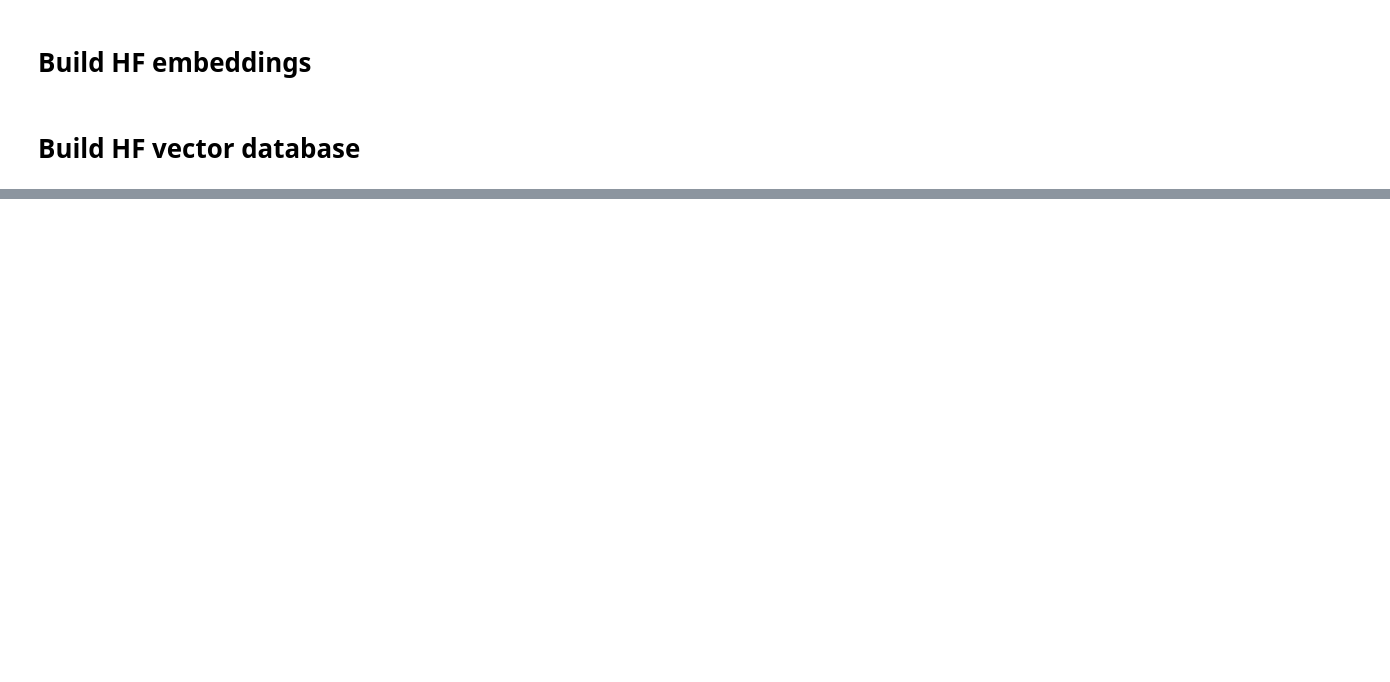
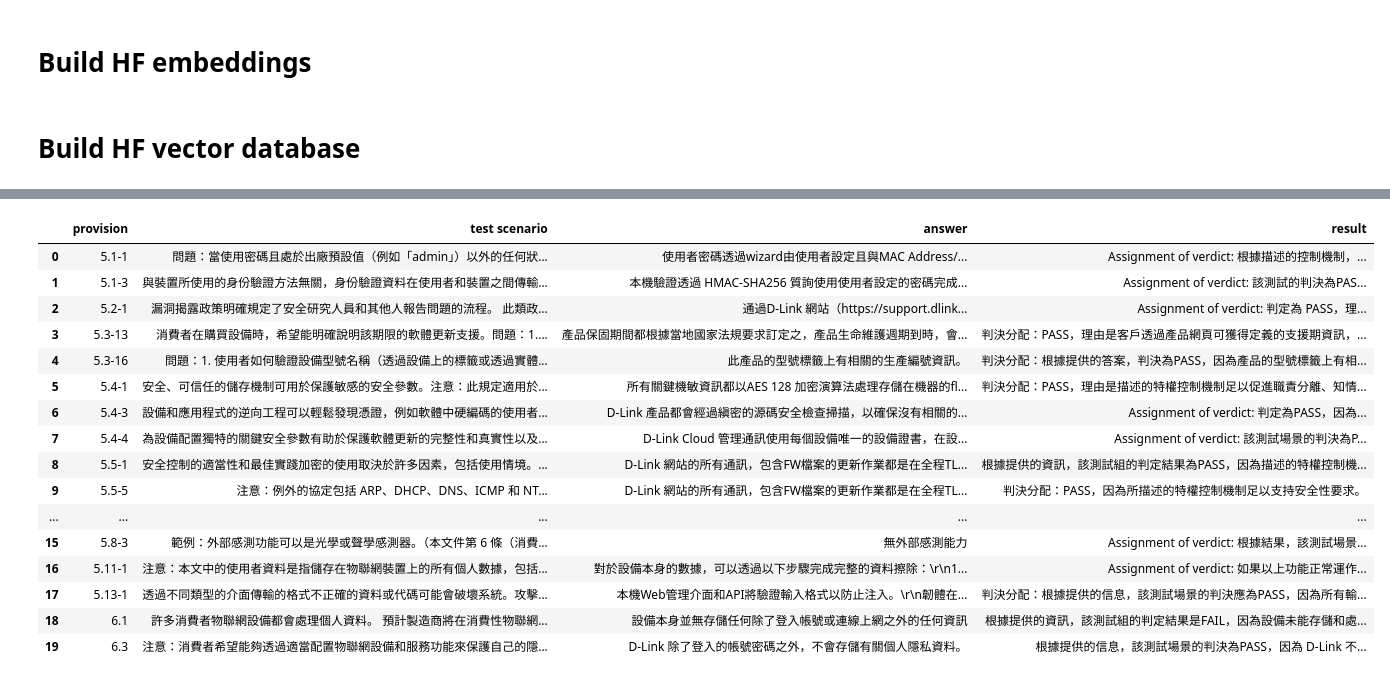
Before and after one commit to akalivaty/Auray, a Jupyter notebook: examples/MultiQueryRetriever.ipynb, the cells around one changed output, grey strips where cells are left out. Drawn from its saved outputs; the diff is of its cells as text; code cells hidden in the pictures; blank space fills up the shorter version.

```diff
--- a/examples/MultiQueryRetriever.ipynb
+++ b/examples/MultiQueryRetriever.ipynb
@@ -76 +221,3 @@ INFO:langchain.retrievers.multi_query:Generated queries: ['1. 在支援期間內
+# %%
+result = rag_chain.invoke(question)
 # %%
@@ -83,0 +233,10 @@ result
+# %%
+queries = []
+for row in range(len(df)):
+    row = df.iloc[row]
+    item = f"provision:{row['provision']}，test scenario:{row['test scenario']}，answer:{row['answer']}"
+    question = f"Test group {row['provision']} 中，告訴我該 Test group 的 1. objective 和 2. Test units 和 3. Assignment of verdict"
+    question += "\n\n" + item + "\nresult: 這個test scenario和answer在 Assignment of verdict是PASS或FAIL? \nreason: 告訴我理由\n條列用中文回答以上五個問題"
+    query = question
+    queries.append(query)
+queries
@@ -83,0 +264,2 @@ result
+# %%
+results = rag_chain.batch(queries)
@@ -83,0 +289,6 @@ result
+# %%
+filter_results = []
+for result in results:
+    result = result.content.split("3. ")[1]
+    print(result)
+    filter_results.append(result)
@@ -83,0 +316,28 @@ result
+# %%
+question_data = {
+    "provision": df["provision"].tolist(),
+    "test scenario": df["test scenario"].tolist(),
+    "answer": df["answer"].tolist(),
+    "result": filter_results,
+}
+
+question_df = pd.DataFrame(question_data)
+question_df
+# %% [output]
+|  | provision | test scenario | answer | result |
+| 0 | 5.1-1 | 問題：當使用密碼且處於出廠預設值（例如「admin」）以外的任何狀... | 使用者密碼透過wizard由使用者設定且與MAC Address/... | Assignment of verdict: 根據描述的控制機制，... |
+| 1 | 5.1-3 | 與裝置所使用的身份驗證方法無關，身份驗證資料在使用者和裝置之間傳輸... | 本機驗證透過 HMAC-SHA256 質詢使用使用者設定的密碼完成... | Assignment of verdict: 該測試的判決為PAS... |
+| 2 | 5.2-1 | 漏洞揭露政策明確規定了安全研究人員和其他人報告問題的流程。 此類政... | 通過D-Link 網站（https://support.dlink... | Assignment of verdict: 判定為 PASS，理... |
+| 3 | 5.3-13 | 消費者在購買設備時，希望能明確說明該期限的軟體更新支援。問題：1.... | 產品保固期間都根據當地國家法規要求訂定之，產品生命維護週期到時，會... | 判決分配：PASS，理由是客戶透過產品網頁可獲得定義的支援期資訊，... |
+| 4 | 5.3-16 | 問題：1. 使用者如何驗證設備型號名稱（透過設備上的標籤或透過實體... | 此產品的型號標籤上有相關的生產編號資訊。 | 判決分配：根據提供的答案，判決為PASS，因為產品的型號標籤上有相... |
+| 5 | 5.4-1 | 安全、可信任的儲存機制可用於保護敏感的安全參數。注意：此規定適用於... | 所有關鍵機敏資訊都以AES 128 加密演算法處理存儲在機器的fl... | 判決分配：PASS，理由是描述的特權控制機制足以促進職責分離、知情... |
+| 6 | 5.4-3 | 設備和應用程式的逆向工程可以輕鬆發現憑證，例如軟體中硬編碼的使用者... | D-Link 產品都會經過縝密的源碼安全檢查掃描，以確保沒有相關的... | Assignment of verdict: 判定為PASS，因為... |
+| 7 | 5.4-4 | 為設備配置獨特的關鍵安全參數有助於保護軟體更新的完整性和真實性以及... | D-Link Cloud 管理通訊使用每個設備唯一的設備證書，在設... | Assignment of verdict: 該測試場景的判決為P... |
+| 8 | 5.5-1 | 安全控制的適當性和最佳實踐加密的使用取決於許多因素，包括使用情境。... | D-Link 網站的所有通訊，包含FW檔案的更新作業都是在全程TL... | 根據提供的資訊，該測試組的判定結果為PASS，因為描述的特權控制機... |
+| 9 | 5.5-5 | 注意：例外的協定包括 ARP、DHCP、DNS、ICMP 和 NT... | D-Link 網站的所有通訊，包含FW檔案的更新作業都是在全程TL... | 判決分配：PASS，因為所描述的特權控制機制足以支持安全性要求。 |
+| ... | ... | ... | ... | ... |
+| 15 | 5.8-3 | 範例：外部感測功能可以是光學或聲學感測器。（本文件第 6 條（消費... | 無外部感測能力 | Assignment of verdict: 根據結果，該測試場景... |
+| 16 | 5.11-1 | 注意：本文中的使用者資料是指儲存在物聯網裝置上的所有個人數據，包括... | 對於設備本身的數據，可以透過以下步驟完成完整的資料擦除：\r\n1... | Assignment of verdict: 如果以上功能正常運作... |
+| 17 | 5.13-1 | 透過不同類型的介面傳輸的格式不正確的資料或代碼可能會破壞系統。攻擊... | 本機Web管理介面和API將驗證輸入格式以防止注入。\r\n韌體在... | 判決分配：根據提供的信息，該測試場景的判決應為PASS，因為所有輸... |
+| 18 | 6.1 | 許多消費者物聯網設備都會處理個人資料。 預計製造商將在消費性物聯網... | 設備本身並無存儲任何除了登入帳號或連線上網之外的任何資訊 | 根據提供的資訊，該測試組的判定結果是FAIL，因為設備未能存儲和處... |
+| 19 | 6.3 | 注意：消費者希望能夠透過適當配置物聯網設備和服務功能來保護自己的隱... | D-Link 除了登入的帳號密碼之外，不會存儲有關個人隱私資料。 | 根據提供的信息，該測試場景的判決為PASS，因為 D-Link 不... |
```
Also changed, not shown: parts of 20 cells of this notebook, 9 other files.
